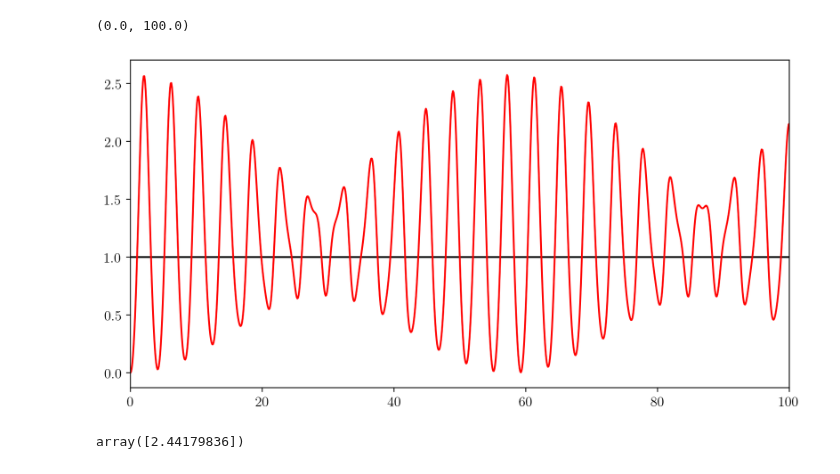
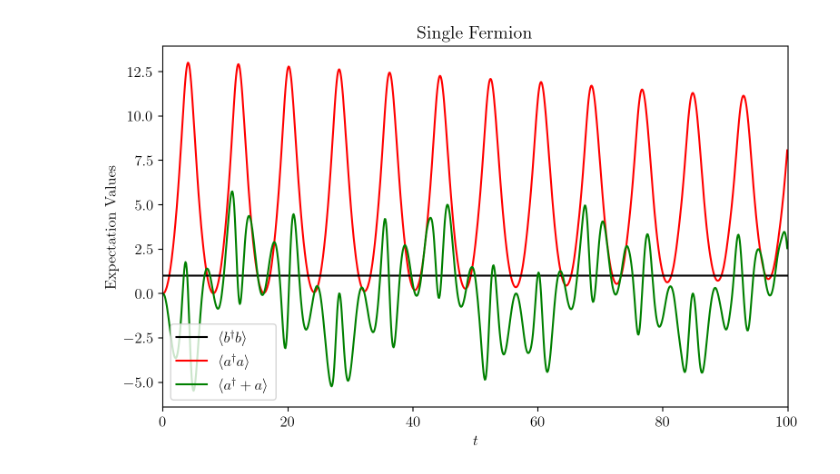
Before and after one commit to cgustin99/OpenParticle, a Jupyter notebook: models/Yukawa/static_yukawa_sv_sim.ipynb, the cells around one changed output. Cells and saved outputs as stored; diff of their text form; code cells hidden in the pictures.

```diff
--- a/models/Yukawa/static_yukawa_sv_sim.ipynb
+++ b/models/Yukawa/static_yukawa_sv_sim.ipynb
@@ -92,6 +90,9 @@ def trotterized_unitary(Ef, Eb, g, t, Lambda):
     R_theta_boson_gate = padded_phase_space_rotation_gate(Ef, t, Lambda)
     R_theta_fermion_gate = padded_fermion_Rz_gate(Eb, t, Lambda)
     R_theta_interaction_gate = naive_interaction_gate(g, t, Lambda)
-    # R_theta_interaction_gate = native_interaction_gate(g, t, Lambda)
 
     return R_theta_boson_gate @ R_theta_fermion_gate @ R_theta_interaction_gate
+
+
+def trotter_evolve_statevector(t, Ef, Eb, g, Lambda, statevector):
+    return trotterized_unitary(Ef, Eb, g, t, Lambda) @ statevector
@@ -178,14 +98,0 @@ for t in t_arr:
-# %%
-plt.figure(figsize=(10,5), dpi=200)
-
-
-plt.plot(t_arr, np.array(num_fermion_list), color = 'k')
-plt.plot(t_arr, np.array(num_boson_list), color = 'r')
-plt.xlim(0, 100)
-# %% [output]
-(0.0, 100.0)
-[figure, removed]
-# %%
-num_boson_list[23]
-# %% [output]
-array([2.44179836])
@@ -192,2 +143,19 @@ array([2.44179836])
+# %%
+plt.figure(figsize=(8,5), dpi=200)
+
+plt.plot(t_arr, expvals[0], color = 'k', label = r'$\langle b^\dagger b \rangle$')
+plt.plot(t_arr, expvals[1], color = 'r', zorder = 1, label = r'$\langle a^\dagger a \rangle$')
+
+
+plt.plot(t_arr, expvals[2], color = 'g', zorder = 2, label = r'$\langle a^\dagger + a \rangle$')
+plt.xlim(0, 100)
+plt.ylabel("Expectation Values")
+plt.xlabel(r'$t$')
+plt.title("Single Fermion")
+plt.legend()
+plt.tight_layout()
+# plt.savefig('./single_fermion.pdf')
+# %% [output]
+[figure, added]
 # %%
 # freq_arr = np.fft.fftfreq(len(t_arr), d=t_arr[1] - t_arr[0])
```
Also changed, not shown: parts of 29 cells of this notebook.
